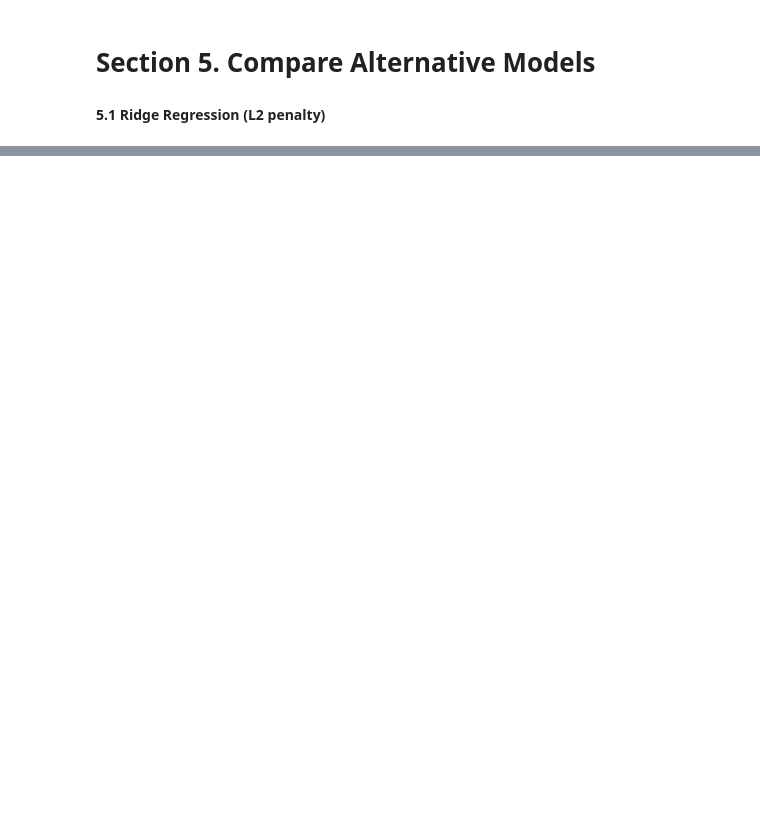
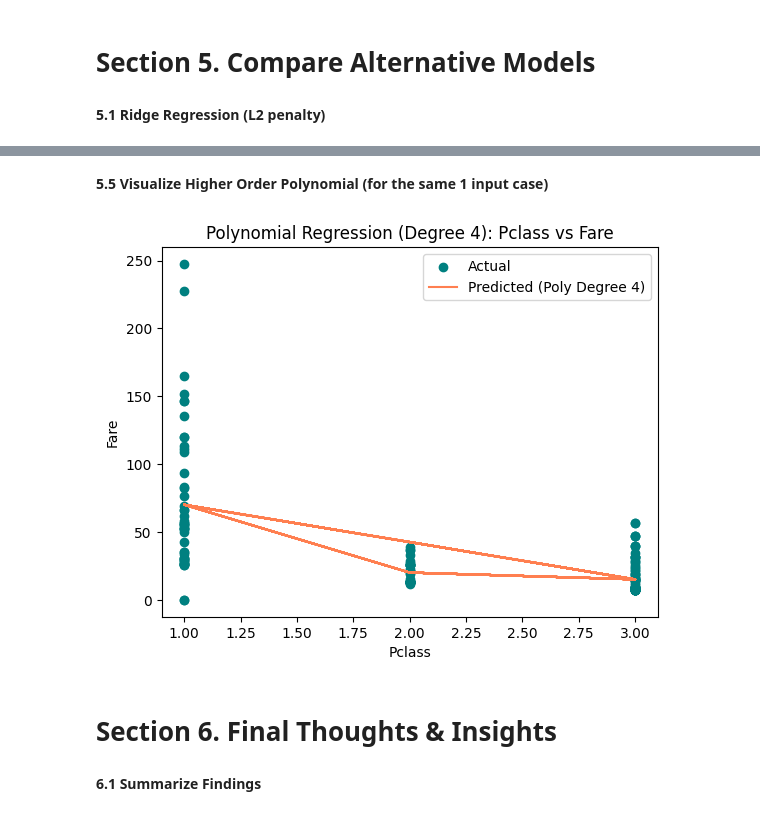
Before and after one commit to mindy0cruz/applied-ml-mcruz, a Jupyter notebook: lab04/ml04_mcruz.ipynb, the cells around one changed output, grey strips where cells are left out. Cells and saved outputs as stored; diff of their text form; code cells hidden in the pictures; blank space fills up the shorter version.

```diff
--- a/lab04/ml04_mcruz.ipynb
+++ b/lab04/ml04_mcruz.ipynb
@@ -185,0 +282,27 @@ y_pred_ridge = ridge_model.predict(X1_test)
+# %% [markdown]
+__5.5 Visualize Higher Order Polynomial (for the same 1 input case)__
+# %%
+poly_degree_4 = PolynomialFeatures(degree=4)
+X4_test_poly_4 = poly_degree_4.fit_transform(X4_test)
+
+# Fit the polynomial regression model
+poly_model_4 = LinearRegression()
+poly_model_4.fit(X4_test_poly_4, y4_test)
+
+# Predictions using the degree 4 polynomial
+y_pred_poly_4 = poly_model_4.predict(X4_test_poly_4)
+
+# Plotting the results
+plt.scatter(X4_test, y4_test, color='teal', label='Actual')
+plt.plot(X4_test, y_pred_poly_4, color='Coral', label='Predicted (Poly Degree 4)')
+plt.legend()
+plt.title("Polynomial Regression (Degree 4): Pclass vs Fare")
+plt.xlabel("Pclass")
+plt.ylabel("Fare")
+plt.show()
+# %% [output]
+[figure, added]
+# %% [markdown]
+# Section 6. Final Thoughts & Insights
+# %% [markdown]
+__6.1 Summarize Findings__
```
Also changed, not shown: parts of 16 cells of this notebook.
